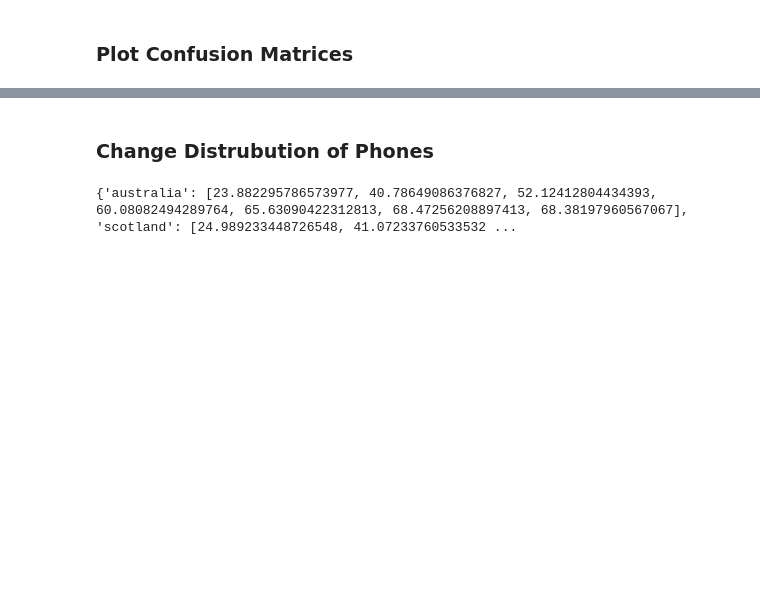
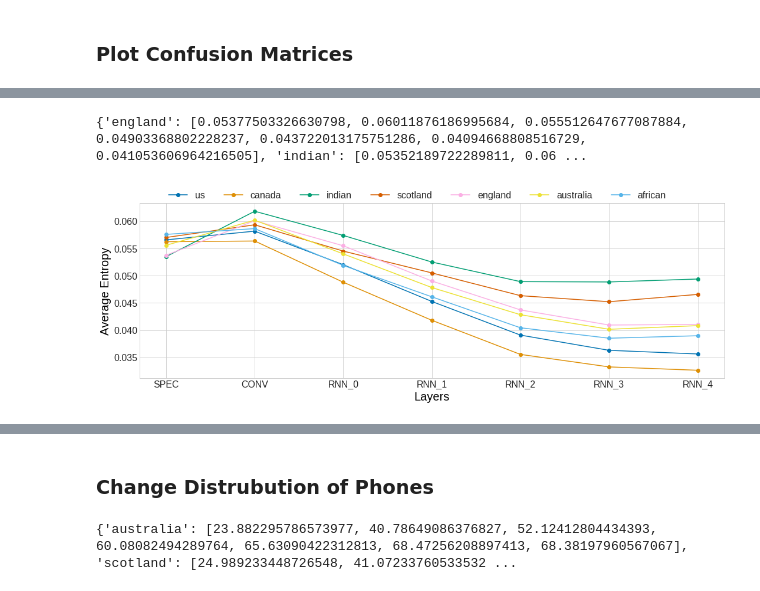
Before and after one commit to archiki/ASR-Accent-Analysis, a Jupyter notebook: PhoneProbes/ConfusionMatrices/Confusion Matrix.ipynb, the cells around one changed output, grey strips where cells are left out. Saved outputs shown, nothing was run; the diff lists cells and outputs as text; code cells hidden in the pictures; blank space fills up the shorter version.

```diff
--- a/PhoneProbes/ConfusionMatrices/Confusion Matrix.ipynb
+++ b/PhoneProbes/ConfusionMatrices/Confusion Matrix.ipynb
@@ -5,0 +8,5 @@ import matplotlib as mpl
+# %%
+palette = list(sns.color_palette("colorblind",4))
+palette.extend(list([sns.color_palette("colorblind",10)[-4]]))
+palette.extend(list(sns.color_palette("colorblind",10)[-2::]))
+palette
@@ -54,0 +143,40 @@ for layer in layers:
+# %%
+accents = ['us','canada','indian','african','australia','england','scotland']
+layers = ['spec', 'conv', 'rnn_0', 'rnn_1', 'rnn_2', 'rnn_3', 'rnn_4']
+entropy = {k:[] for k in accents}
+for accent in accents:
+    for layer in layers:
+        entropy[accent].append(print_high_entropy(layer,accent))
+print(entropy)
+# %% [output]
+{'england': [0.05377503326630798, 0.06011876186995684, 0.055512647677087884, 0.04903368802228237, 0.043722013175751286, 0.04094668808516729, 0.041053606964216505], 'indian': [0.05352189722289811, 0.06 ...
+# %%
+objects = ['spec','conv', 'rnn_0', 'rnn_1', 'rnn_2', 'rnn_3', 'rnn_4']
+objects_u = [x.upper() for x in objects]
+y_pos = np.arange(len(objects))
+fig = plt.figure(figsize = (15,5))
+ax = fig.add_subplot(111)
+ax.set_prop_cycle(color=palette)
+plt.style.use('seaborn-whitegrid')
+plt.plot(y_pos, entropy['us'],'-o', alpha=1, label = 'us', linewidth = 1.5)
+plt.plot(y_pos, entropy['canada'], '-o',alpha=1, label = 'canada', linewidth = 1.5)
+plt.plot(y_pos, entropy['indian'], '-o',alpha=1, label= 'indian', linewidth = 1.5)
+plt.plot(y_pos, entropy['scotland'], '-o',alpha=1, label= 'scotland', linewidth = 1.5)
+plt.plot(y_pos, entropy['england'], '-o',alpha=1, label = 'england', linewidth = 1.5)
+plt.plot(y_pos, entropy['australia'], '-o',alpha=1, label = 'australia', linewidth = 1.5)
+plt.plot(y_pos, entropy['african'], '-o',alpha=1, label = 'african', linewidth = 1.5)
+
+plt.xticks(y_pos, objects_u,fontsize=16)
+plt.yticks(fontsize=16)
+plt.ylabel('Average Entropy',color='k', fontsize=20)
+plt.xlabel('Layers',color='k', fontsize=20)
+
+legend = plt.legend(fontsize=16,frameon=False,loc='upper center', bbox_to_anchor=(0.475, 1.12),
+          ncol=7, fancybox=True, shadow=True)
+#plt.grid()
+
+fig.tight_layout()
+plt.savefig('entropy.pdf',bbox_inches='tight')
+plt.show()
+# %% [output]
+[figure, added]
```
Also changed, not shown: parts of 9 cells of this notebook.
